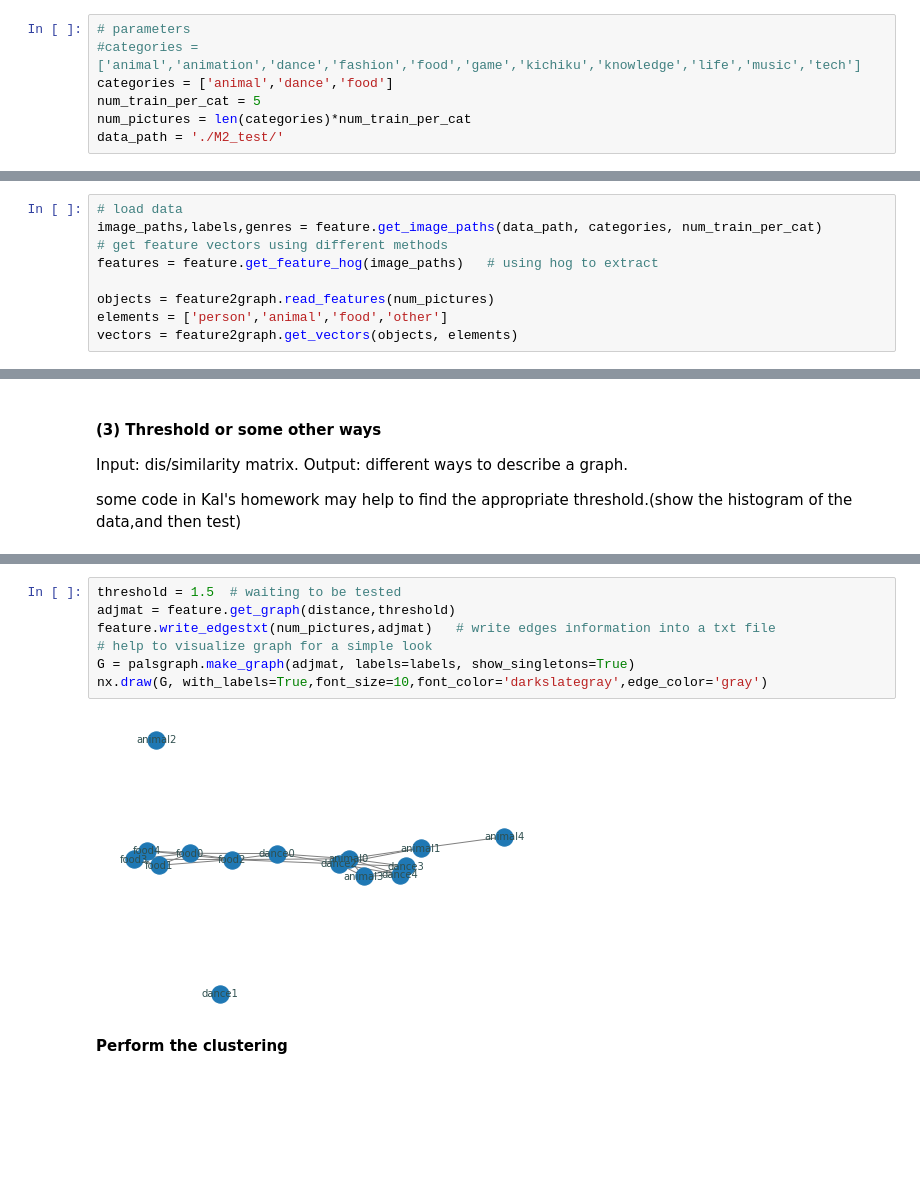
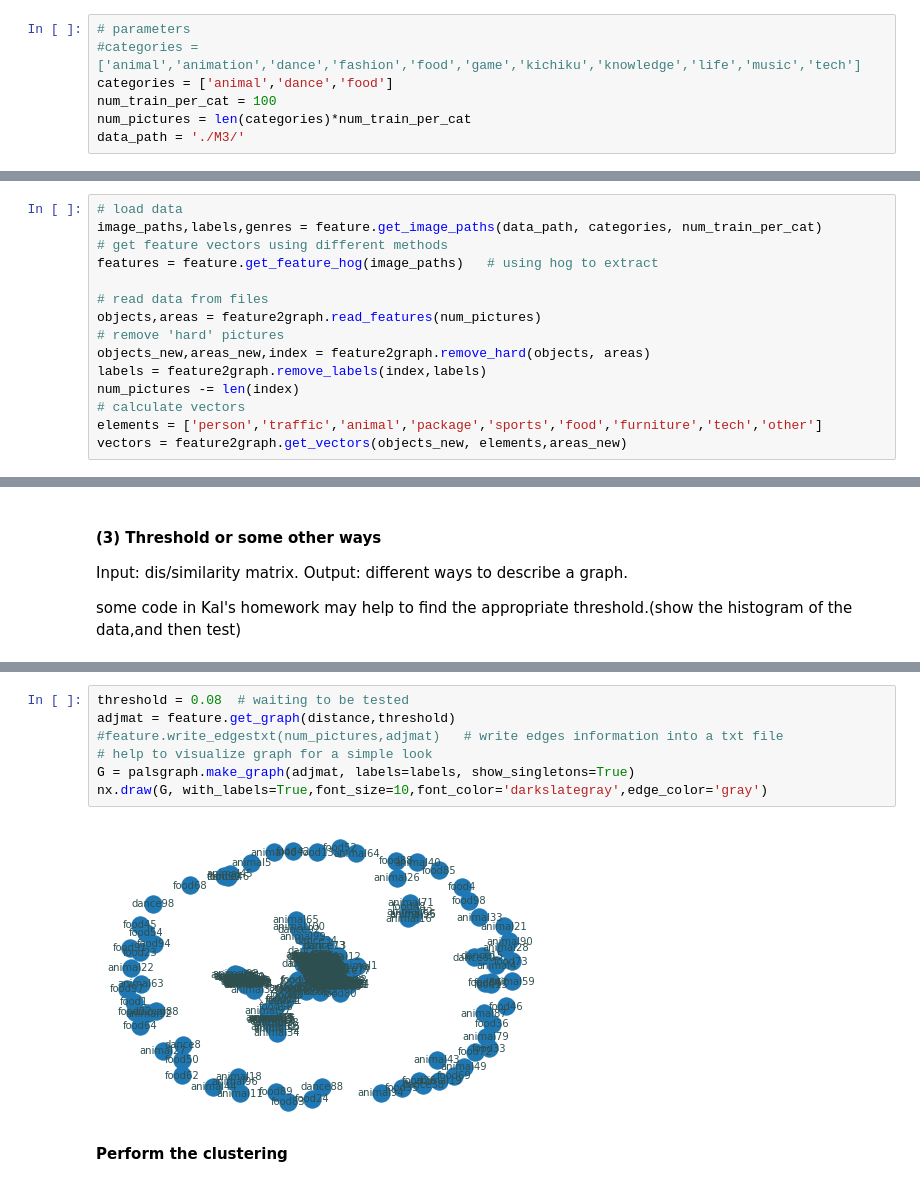
Before and after one commit to Tingyu00/CD-02, a Jupyter notebook: work_flow.ipynb, the cells around one changed output, grey strips where cells are left out. Saved outputs shown, nothing was run; the diff lists cells and outputs as text; blank space fills up the shorter version.

```diff
--- a/work_flow.ipynb
+++ b/work_flow.ipynb
@@ -19,9 +21,9 @@ from scipy.spatial.distance import cdist,squareform
 # parameters
 #categories = ['animal','animation','dance','fashion','food','game','kichiku','knowledge','life','music','tech']
 categories = ['animal','dance','food']
-num_train_per_cat = 5
+num_train_per_cat = 100
 num_pictures = len(categories)*num_train_per_cat
-data_path = './M2_test/'
+data_path = './M3/'
 # %% [markdown]
 #### (1）HOG and Yolov3 to extract features
 Input: pictures or their paths. Output: Feature Vectors possibly
@@ -31,6 +33,12 @@ image_paths,labels,genres = feature.get_image_paths(data_path, categories, num_t
 # get feature vectors using different methods
 features = feature.get_feature_hog(image_paths)   # using hog to extract
 
-objects = feature2graph.read_features(num_pictures)
-elements = ['person','animal','food','other']
-vectors = feature2graph.get_vectors(objects, elements)
+# read data from files
+objects,areas = feature2graph.read_features(num_pictures)
+# remove 'hard' pictures
+objects_new,areas_new,index = feature2graph.remove_hard(objects, areas)
+labels = feature2graph.remove_labels(index,labels)
+num_pictures -= len(index)
+# calculate vectors
+elements = ['person','traffic','animal','package','sports','food','furniture','tech','other']
+vectors = feature2graph.get_vectors(objects_new, elements,areas_new)
@@ -78,12 +78,12 @@ _ = plt.hist(squareform(distance), bins=20)
 # %%
-threshold = 1.5  # waiting to be tested
+threshold = 0.08  # waiting to be tested
 adjmat = feature.get_graph(distance,threshold)
-feature.write_edgestxt(num_pictures,adjmat)   # write edges information into a txt file
+#feature.write_edgestxt(num_pictures,adjmat)   # write edges information into a txt file
 # help to visualize graph for a simple look
 G = palsgraph.make_graph(adjmat, labels=labels, show_singletons=True)
 nx.draw(G, with_labels=True,font_size=10,font_color='darkslategray',edge_color='gray')
 # %% [output]
-[figure, old version]
+[figure, new version]
 # %% [markdown]
 **Perform the clustering**
 # %% [markdown]
```
Also changed, not shown: parts of 8 cells of this notebook, 3 other files.
